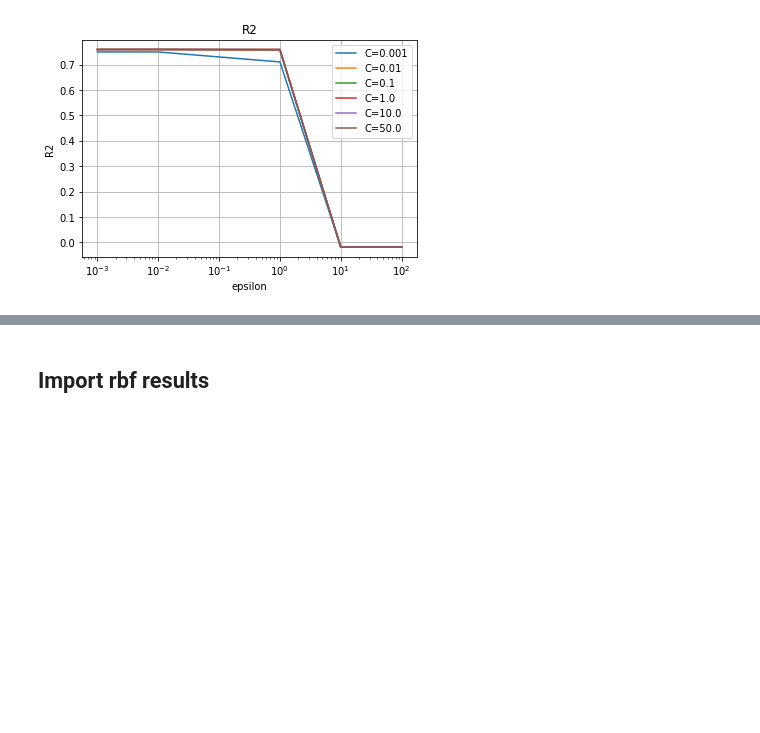
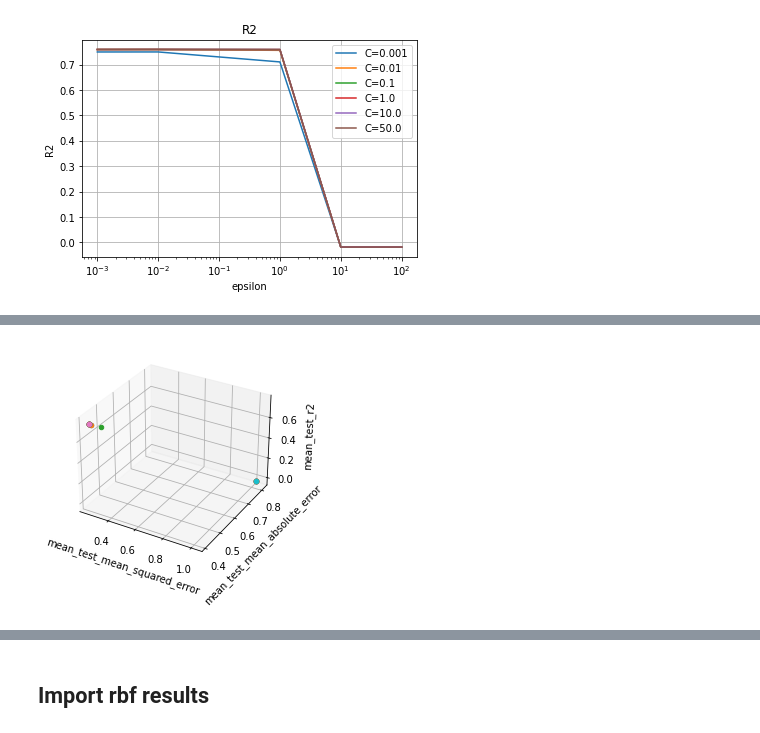
Before and after one commit to kubasikora/WMH-Projekt, a Jupyter notebook: GridSearchResults.ipynb, the cells around one changed output, grey strips where cells are left out. Saved outputs shown, nothing was run; the diff lists cells and outputs as text; code cells hidden in the pictures; blank space fills up the shorter version.

```diff
--- a/GridSearchResults.ipynb
+++ b/GridSearchResults.ipynb
@@ -183,0 +208,14 @@ plt.show()
+# %%
+fig = plt.figure()
+ax = fig.add_subplot(111, projection='3d')
+
+for index, row in linear_df.iterrows():
+    ax.scatter(row["mean_test_mean_squared_error"], row["mean_test_mean_absolute_error"], row["mean_test_r2"])
+
+ax.set_xlabel('mean_test_mean_squared_error')
+ax.set_ylabel('mean_test_mean_absolute_error')
+ax.set_zlabel('mean_test_r2')
+
+plt.show()
+# %% [output]
+[figure, added]
```
Also changed, not shown: parts of 7 cells of this notebook, 10 other files.
